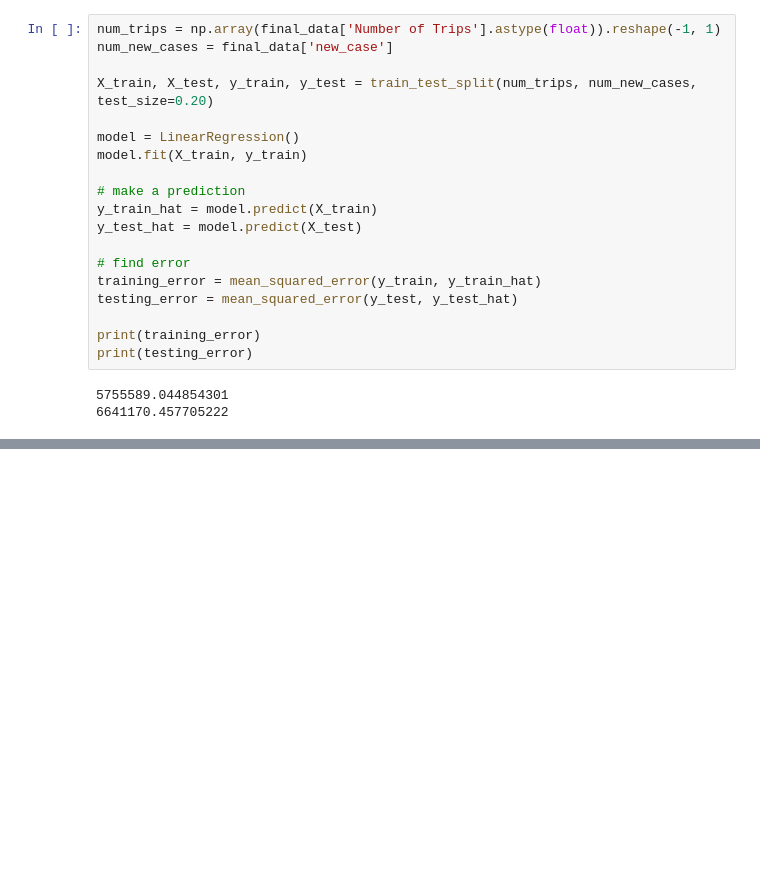
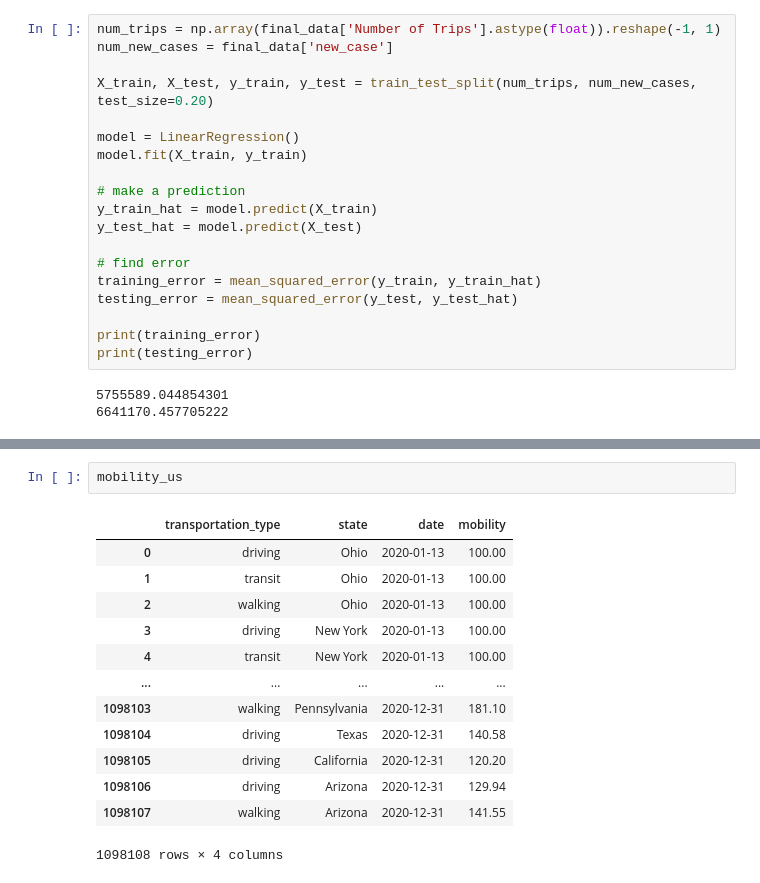
Before and after one commit to jessbunnag/cds-1001-capstone, a Jupyter notebook: q3.ipynb, the cells around one changed output, grey strips where cells are left out. Drawn from its saved outputs; the diff is of its cells as text; blank space fills up the shorter version.

```diff
--- a/q3.ipynb
+++ b/q3.ipynb
@@ -266,0 +291,16 @@ apple_mobility[apple_mobility['country'] == "United States"]
+# %%
+mobility_us
+# %% [output]
+|  | transportation_type | state | date | mobility |
+| 0 | driving | Ohio | 2020-01-13 | 100.00 |
+| 1 | transit | Ohio | 2020-01-13 | 100.00 |
+| 2 | walking | Ohio | 2020-01-13 | 100.00 |
+| 3 | driving | New York | 2020-01-13 | 100.00 |
+| 4 | transit | New York | 2020-01-13 | 100.00 |
+| ... | ... | ... | ... | ... |
+| 1098103 | walking | Pennsylvania | 2020-12-31 | 181.10 |
+| 1098104 | driving | Texas | 2020-12-31 | 140.58 |
+| 1098105 | driving | California | 2020-12-31 | 120.20 |
+| 1098106 | driving | Arizona | 2020-12-31 | 129.94 |
+| 1098107 | walking | Arizona | 2020-12-31 | 141.55 |
+1098108 rows × 4 columns
```
Also changed, not shown: parts of 15 cells of this notebook.
